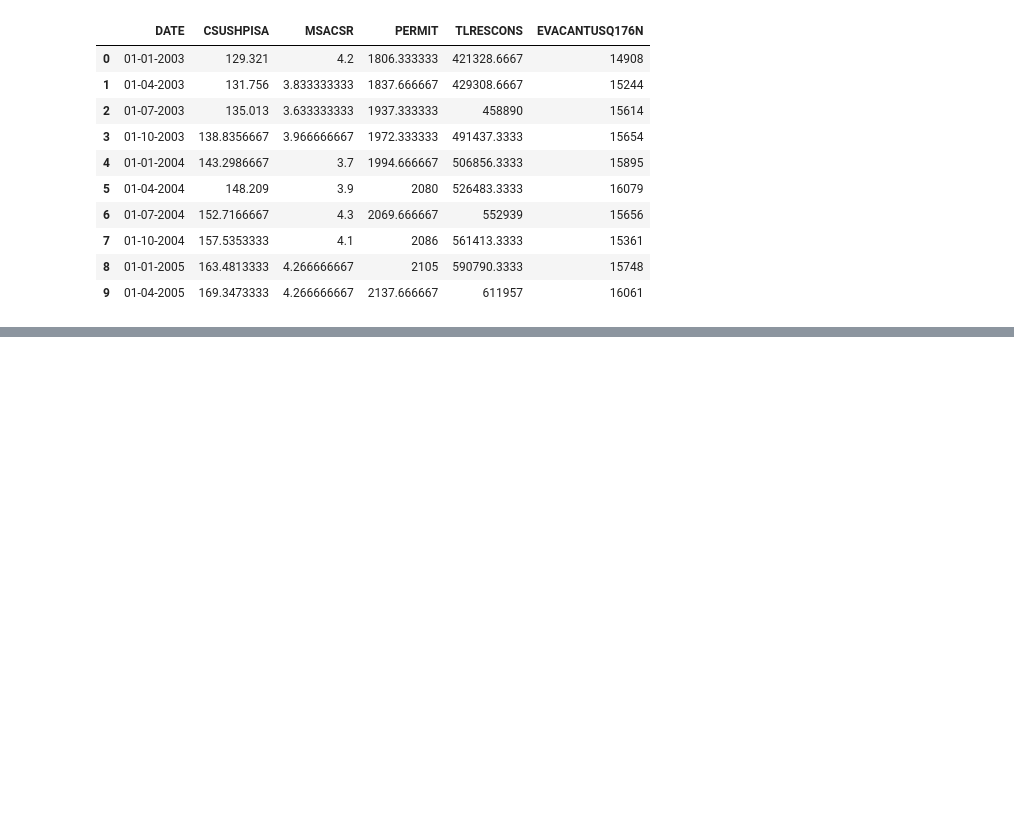
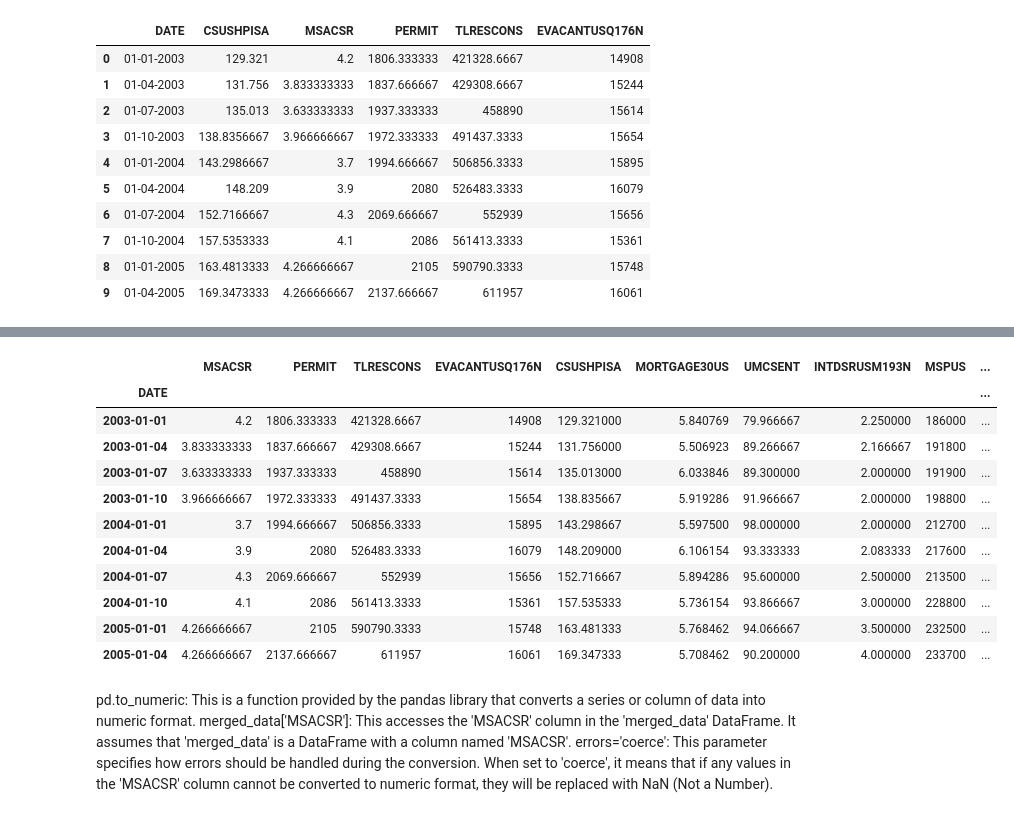
Before and after one commit to MrBinit/US-Home-Prices-Supply-Demand, a Jupyter notebook: project.ipynb, the cells around one changed output, grey strips where cells are left out. Cells and saved outputs as stored; diff of their text form; code cells hidden in the pictures; blank space fills up the shorter version.

```diff
--- a/project.ipynb
+++ b/project.ipynb
@@ -68,0 +216,2 @@ sf.head(10)
+# %%
+merged_data.rename(columns= {'CSUSHPISA_demand' : 'CSUSHPISA'}, inplace = True)
@@ -68,0 +238,3 @@ sf.head(10)
+# %%
+merged_data['CSUSHPISA'] = merged_data['CSUSHPISA'].fillna(merged_data['CSUSHPISA'].mean())
+print(merged_data)
@@ -68,0 +286,3 @@ sf.head(10)
+# %%
+merged_data['DATE'] = pd.to_datetime(merged_data['DATE'])
+merged_data.head(10)
@@ -68,0 +301,17 @@ sf.head(10)
+# %%
+merged_data.set_index('DATE', inplace= True)
+# %%
+merged_data.head(10)
+# %% [output]
+|  | MSACSR | PERMIT | TLRESCONS | EVACANTUSQ176N | CSUSHPISA | MORTGAGE30US | UMCSENT | INTDSRUSM193N | MSPUS | ... |
+| DATE |  |  |  |  |  |  |  |  |  | ... |
+| 2003-01-01 | 4.2 | 1806.333333 | 421328.6667 | 14908 | 129.321000 | 5.840769 | 79.966667 | 2.250000 | 186000 | ... |
+| 2003-01-04 | 3.833333333 | 1837.666667 | 429308.6667 | 15244 | 131.756000 | 5.506923 | 89.266667 | 2.166667 | 191800 | ... |
+| 2003-01-07 | 3.633333333 | 1937.333333 | 458890 | 15614 | 135.013000 | 6.033846 | 89.300000 | 2.000000 | 191900 | ... |
+| 2003-01-10 | 3.966666667 | 1972.333333 | 491437.3333 | 15654 | 138.835667 | 5.919286 | 91.966667 | 2.000000 | 198800 | ... |
+| 2004-01-01 | 3.7 | 1994.666667 | 506856.3333 | 15895 | 143.298667 | 5.597500 | 98.000000 | 2.000000 | 212700 | ... |
+| 2004-01-04 | 3.9 | 2080 | 526483.3333 | 16079 | 148.209000 | 6.106154 | 93.333333 | 2.083333 | 217600 | ... |
+| 2004-01-07 | 4.3 | 2069.666667 | 552939 | 15656 | 152.716667 | 5.894286 | 95.600000 | 2.500000 | 213500 | ... |
+| 2004-01-10 | 4.1 | 2086 | 561413.3333 | 15361 | 157.535333 | 5.736154 | 93.866667 | 3.000000 | 228800 | ... |
+| 2005-01-01 | 4.266666667 | 2105 | 590790.3333 | 15748 | 163.481333 | 5.768462 | 94.066667 | 3.500000 | 232500 | ... |
+| 2005-01-04 | 4.266666667 | 2137.666667 | 611957 | 16061 | 169.347333 | 5.708462 | 90.200000 | 4.000000 | 233700 | ... |
@@ -68,0 +320,4 @@ sf.head(10)
+# %% [markdown]
+pd.to_numeric: This is a function provided by the pandas library that converts a series or column of data into numeric format.
+merged_data['MSACSR']: This accesses the 'MSACSR' column in the 'merged_data' DataFrame. It assumes that 'merged_data' is a DataFrame with a column named 'MSACSR'.
+errors='coerce': This parameter specifies how errors should be handled during the conversion. When set to 'coerce', it means that if any values in the 'MSACSR' column cannot be converted to numeric format, they will be replaced with NaN (Not a Number).
```
Also changed, not shown: parts of 33 cells of this notebook.
